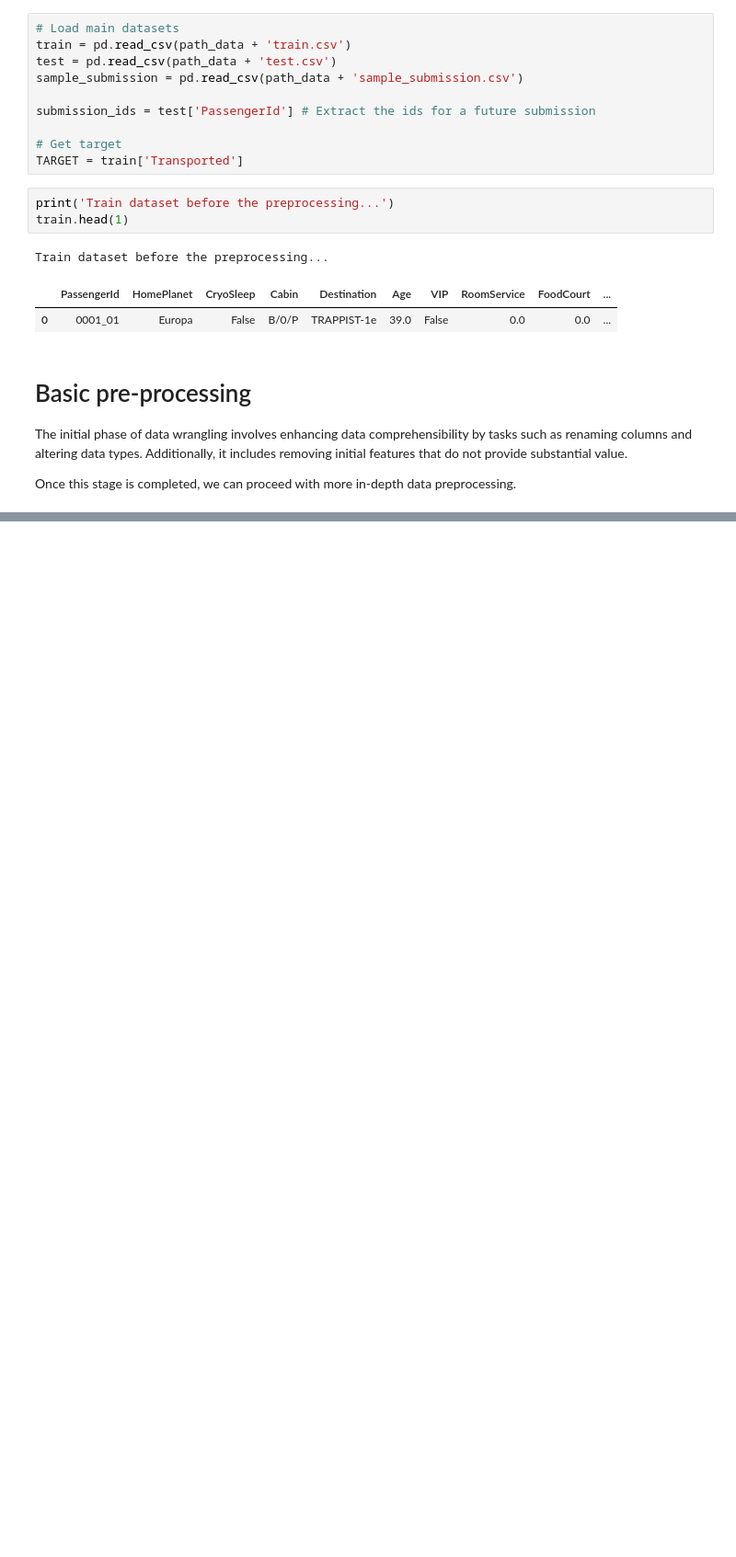
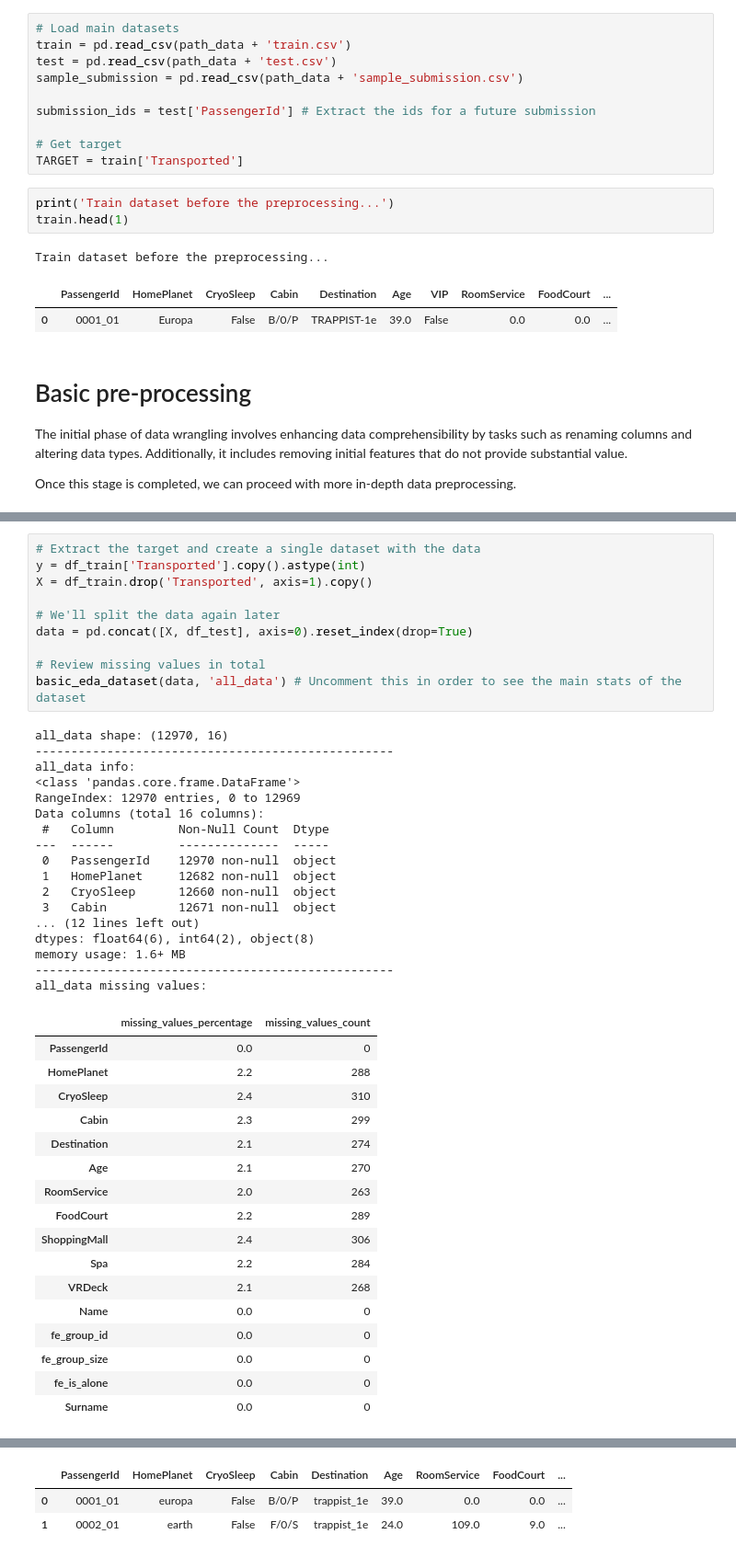
Before and after one commit to juaancabsou/hustle-kaggles, a Jupyter notebook: spaceship/notebook_wrangling.ipynb, the cells around one changed output, grey strips where cells are left out. Shown at 92% size. Drawn from its saved outputs; the diff is of its cells as text; blank space fills up the shorter version.

```diff
--- a/spaceship/notebook_wrangling.ipynb
+++ b/spaceship/notebook_wrangling.ipynb
@@ -102,0 +141,45 @@ Train dataset after handling missing values and outliers
+# %%
+# Extract the target and create a single dataset with the data
+y = df_train['Transported'].copy().astype(int)
+X = df_train.drop('Transported', axis=1).copy()
+
+# We'll split the data again later
+data = pd.concat([X, df_test], axis=0).reset_index(drop=True)
+
+# Review missing values in total
+basic_eda_dataset(data, 'all_data') # Uncomment this in order to see the main stats of the dataset
+# %% [output]
+all_data shape: (12970, 16)
+--------------------------------------------------
+all_data info:
+<class 'pandas.core.frame.DataFrame'>
+RangeIndex: 12970 entries, 0 to 12969
+Data columns (total 16 columns):
+ #   Column         Non-Null Count  Dtype
+---  ------         --------------  -----
+ 0   PassengerId    12970 non-null  object
+ 1   HomePlanet     12682 non-null  object
+ 2   CryoSleep      12660 non-null  object
+ 3   Cabin          12671 non-null  object
+... (12 lines left out)
+dtypes: float64(6), int64(2), object(8)
+memory usage: 1.6+ MB
+--------------------------------------------------
+all_data missing values:
+|  | missing_values_percentage | missing_values_count |
+| PassengerId | 0.0 | 0 |
+| HomePlanet | 2.2 | 288 |
+| CryoSleep | 2.4 | 310 |
+| Cabin | 2.3 | 299 |
+| Destination | 2.1 | 274 |
+| Age | 2.1 | 270 |
+| RoomService | 2.0 | 263 |
+| FoodCourt | 2.2 | 289 |
+| ShoppingMall | 2.4 | 306 |
+| Spa | 2.2 | 284 |
+| VRDeck | 2.1 | 268 |
+| Name | 0.0 | 0 |
+| fe_group_id | 0.0 | 0 |
+| fe_group_size | 0.0 | 0 |
+| fe_is_alone | 0.0 | 0 |
+| Surname | 0.0 | 0 |
@@ -102,0 +203,3 @@ Train dataset after handling missing values and outliers
+|  | PassengerId | HomePlanet | CryoSleep | Cabin | Destination | Age | RoomService | FoodCourt | ... |
+| 0 | 0001_01 | europa | False | B/0/P | trappist_1e | 39.0 | 0.0 | 0.0 | ... |
+| 1 | 0002_01 | earth | False | F/0/S | trappist_1e | 24.0 | 109.0 | 9.0 | ... |
```
Also changed, not shown: parts of 11 cells of this notebook, 1 other file.
